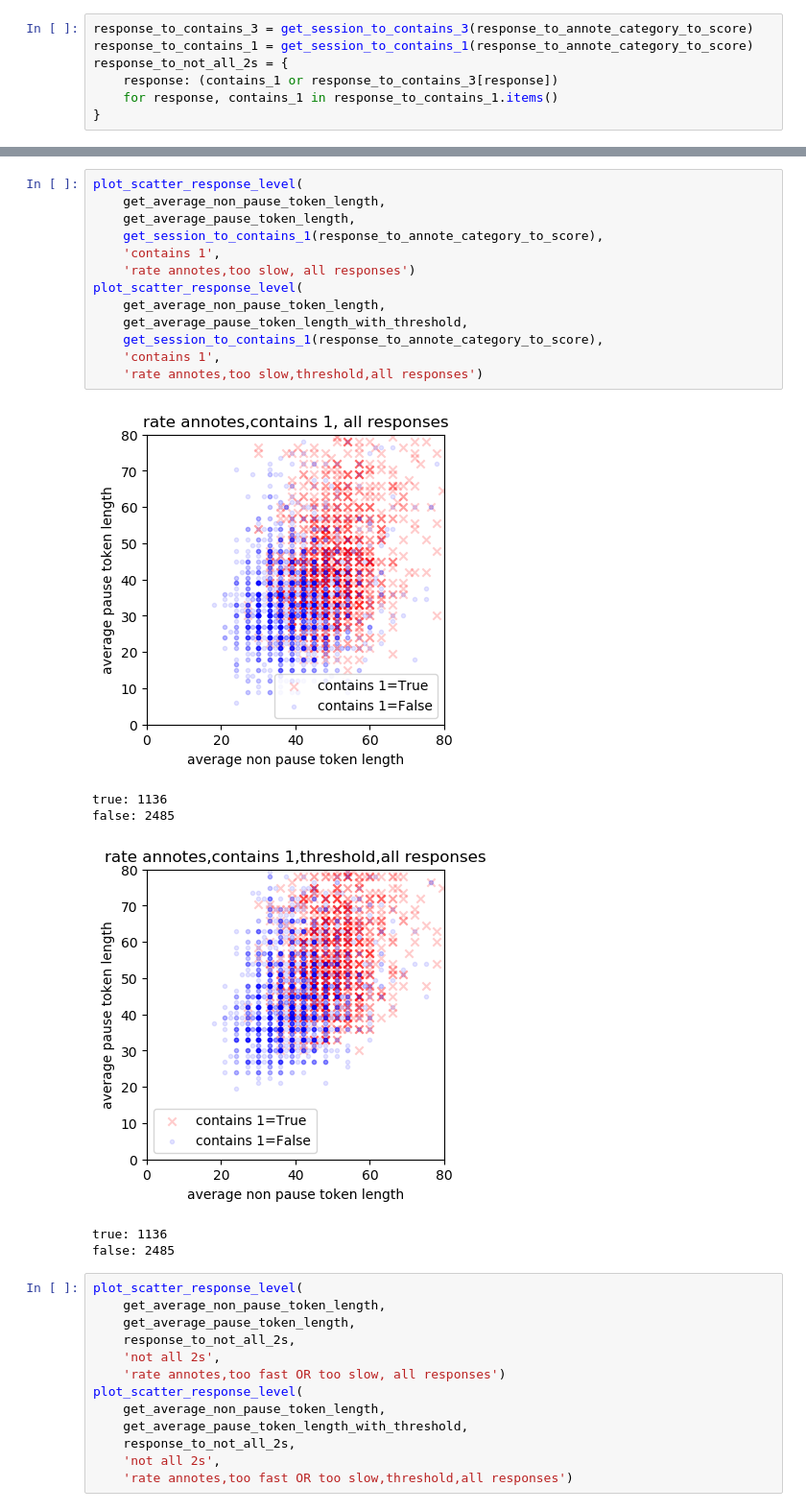
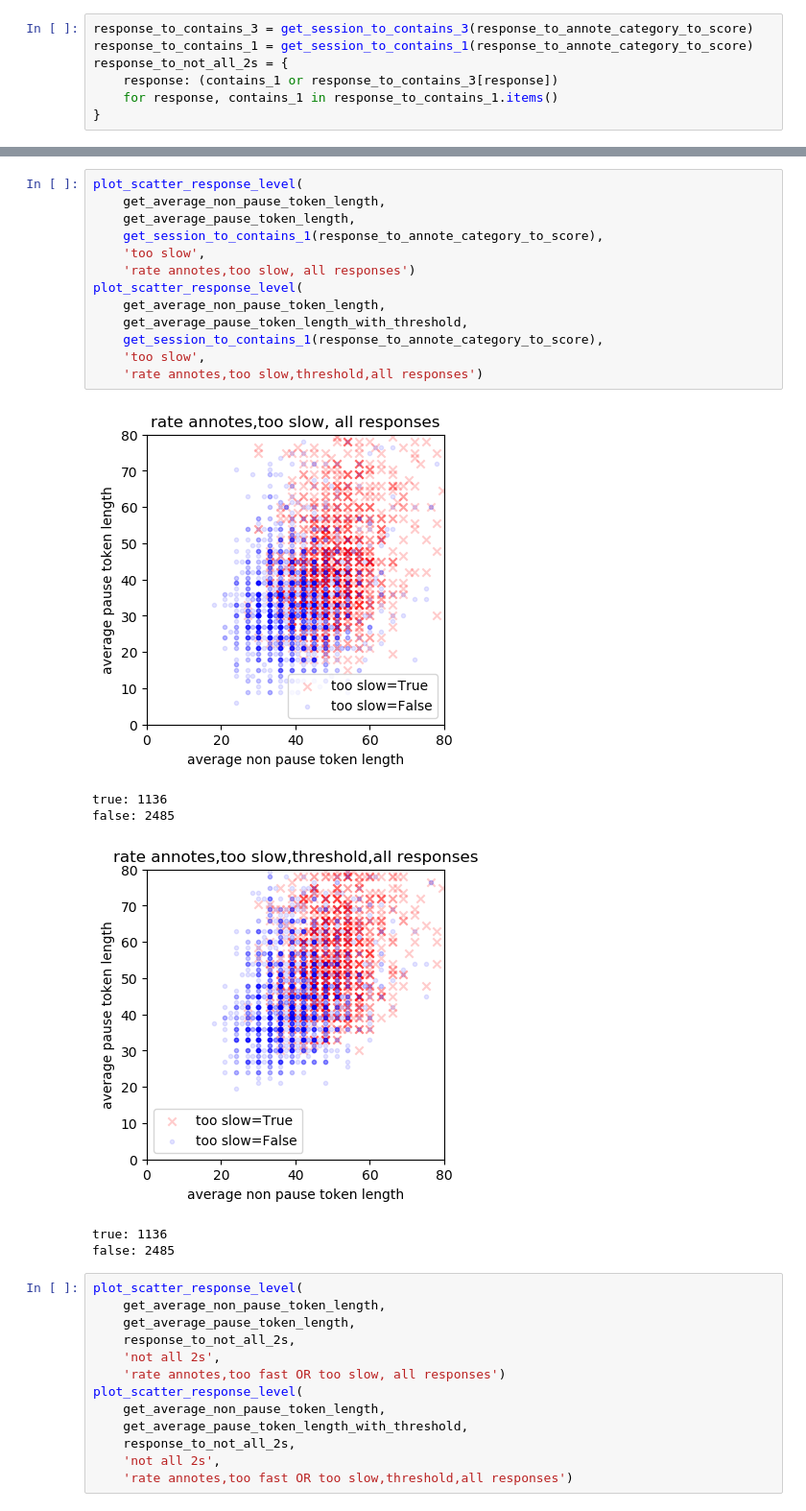
Before and after one commit to ycm/profiler, a Jupyter notebook: reading-rate-prediction/explore.ipynb, the cells around one changed output, grey strips where cells are left out. Shown at 96% size. Drawn from its saved outputs; the diff is of its cells as text.

```diff
--- a/reading-rate-prediction/explore.ipynb
+++ b/reading-rate-prediction/explore.ipynb
@@ -121,21 +123,21 @@ false: 3145
 # %%
 plot_scatter_response_level(
     get_average_non_pause_token_length,
     get_average_pause_token_length,
     get_session_to_contains_1(response_to_annote_category_to_score),
-    'contains 1',
+    'too slow',
     'rate annotes,too slow, all responses')
 plot_scatter_response_level(
     get_average_non_pause_token_length,
     get_average_pause_token_length_with_threshold,
     get_session_to_contains_1(response_to_annote_category_to_score),
-    'contains 1',
+    'too slow',
     'rate annotes,too slow,threshold,all responses')
 # %% [output]
-[figure, old version]
+[figure, new version]
 true: 1136
 false: 2485
-[figure, old version]
+[figure, new version]
 true: 1136
 false: 2485
 # %%
```
Also changed, not shown: parts of 2 cells of this notebook.
